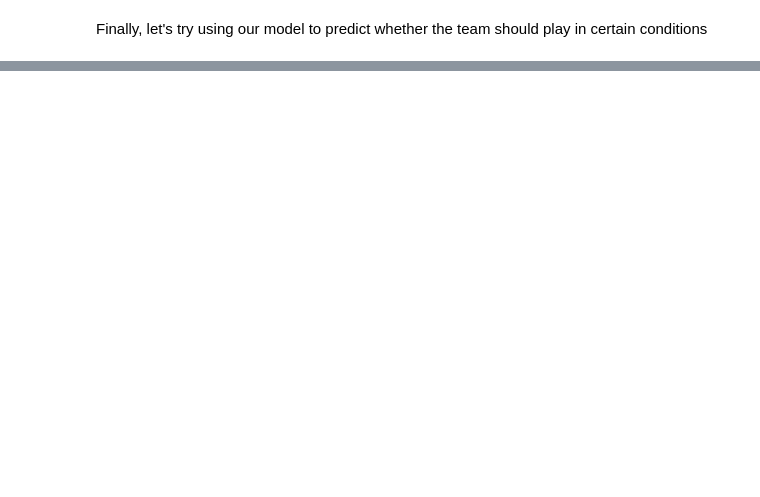
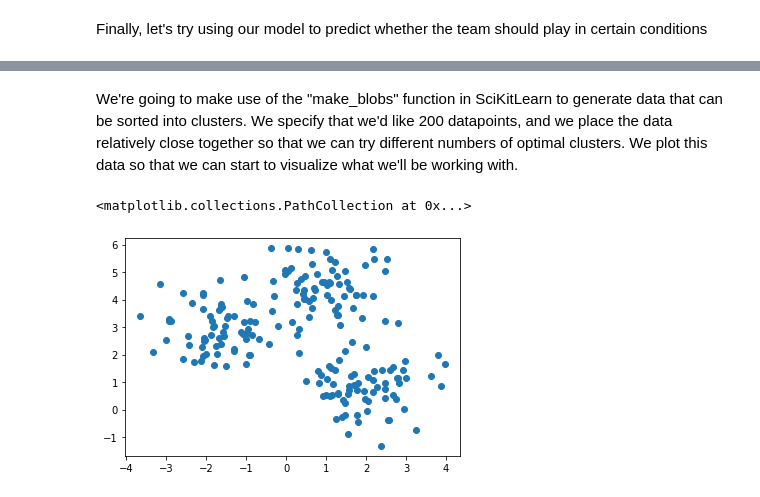
Before and after one commit to richeym-umich/ml-tutorials, a Jupyter notebook: Machine_Learning_Tutorial_Getting_Started_with_SciKitLearn.ipynb, the cells around one changed output, grey strips where cells are left out. Drawn from its saved outputs; the diff is of its cells as text; code cells hidden in the pictures; blank space fills up the shorter version.

```diff
--- a/Machine_Learning_Tutorial_Getting_Started_with_SciKitLearn.ipynb
+++ b/Machine_Learning_Tutorial_Getting_Started_with_SciKitLearn.ipynb
@@ -57,0 +77,8 @@ print("Should the team play in these conditions?: " + str(le.inverse_transform(p
+# %% [markdown]
+We're going to make use of the "make_blobs" function in SciKitLearn to generate data that can be sorted into clusters. We specify that we'd like 200 datapoints, and we place the data relatively close together so that we can try different numbers of optimal clusters. We plot this data so that we can start to visualize what we'll be working with.
+# %%
+features, y = make_blobs(n_samples=200, cluster_std=0.8, random_state=0)
+plt.scatter(features[:,0], features[:,1])
+# %% [output]
+<matplotlib.collections.PathCollection at 0x...>
+[figure, added]
```
Also changed, not shown: parts of 12 cells of this notebook.
